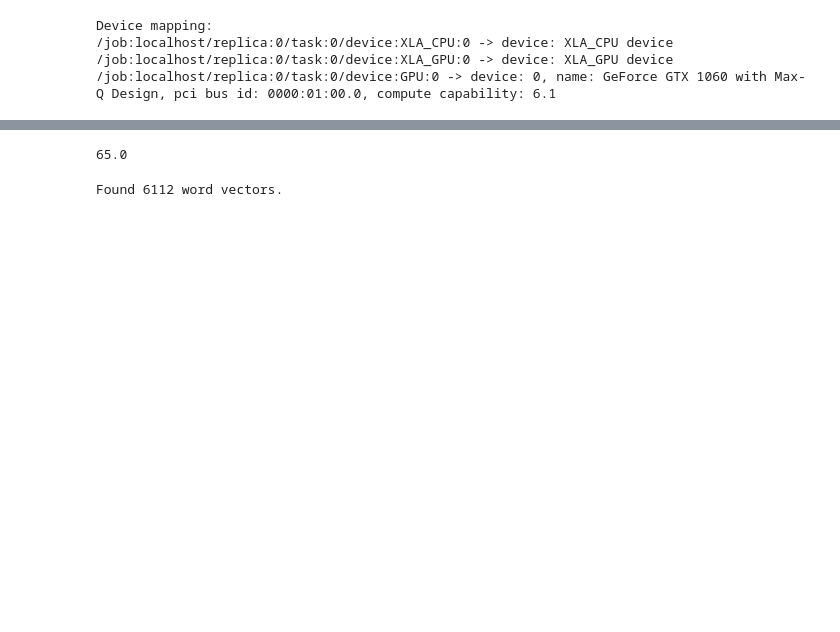
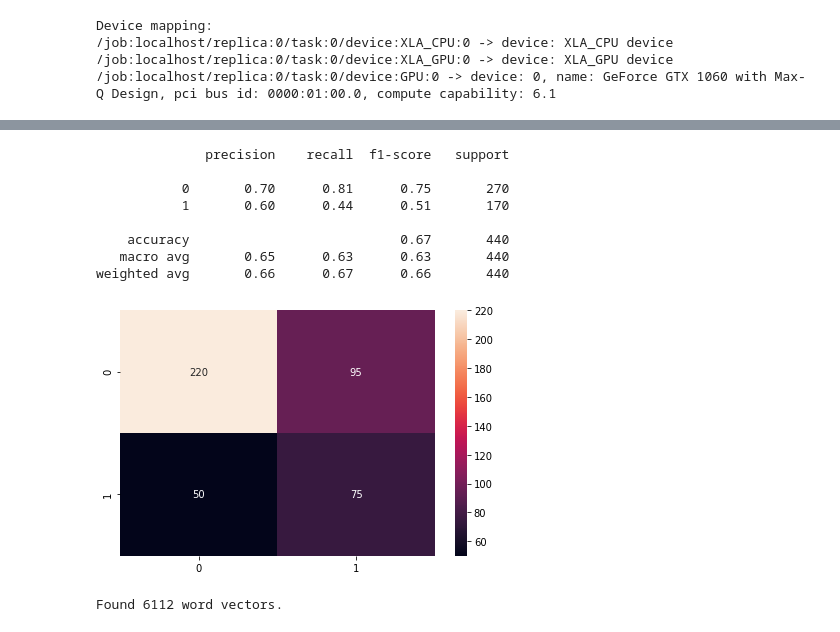
Before and after one commit to rdenadai/Covid19-Twitter-Tracker, a Jupyter notebook: code/src/notebook/AvaliacaoKerasClassificacaoMensagens.ipynb, the cells around one changed output, grey strips where cells are left out. Saved outputs shown, nothing was run; the diff lists cells and outputs as text; code cells hidden in the pictures; blank space fills up the shorter version.

```diff
--- a/code/src/notebook/AvaliacaoKerasClassificacaoMensagens.ipynb
+++ b/code/src/notebook/AvaliacaoKerasClassificacaoMensagens.ipynb
@@ -90,9 +92,51 @@ print(len(textos))
 # tokenizer = Tokenizer(num_words=max_words)
 # X_train = tokenizer.sequences_to_matrix(X_train, mode='binary')
 # X_test = tokenizer.sequences_to_matrix(X_test, mode='binary')
+# %%
+X = textos[:, 0]
+y = textos[:, 1].astype(np.int).ravel()
+
+X_train, X_test, y_train, y_test = train_test_split(X, y, test_size=0.2, random_state=0)
+
+tokenizer = Tokenizer(num_words=max_words, lower=True, char_level=False)
+tokenizer.fit_on_texts(X)
+X_train = tokenizer.texts_to_sequences(X_train)
+X_test = tokenizer.texts_to_sequences(X_test)
+
+vocab_size = len(tokenizer.word_index) + 1
+X_train = pad_sequences(X_train, maxlen=maxlen)
+X_test = pad_sequences(X_test, maxlen=maxlen)
+
+clf = LogisticRegression(
+    random_state=0,
+    n_jobs=-1,
+    max_iter=500,
+    multi_class="multinomial"
+)
+clf.fit(X_train, y_train)
+pred = clf.predict(X_test)
+
+print(classification_report(y_test, pred))
+
+df_cm = confusion_matrix(pred, y_test)
+plt.figure(figsize=(6, 4))
+sn.heatmap(df_cm, annot=True, fmt="d")
+plt.tight_layout()
+plt.show()
+# %% [output]
+              precision    recall  f1-score   support
+
+           0       0.70      0.81      0.75       270
+           1       0.60      0.44      0.51       170
+
+    accuracy                           0.67       440
+   macro avg       0.65      0.63      0.63       440
+weighted avg       0.66      0.67      0.66       440
+[figure, added]
 # %%
 X = textos[:, 0]
 y = textos[:, 1].astype(np.int).ravel()
+y = to_categorical(y, classes)
 
 X_train, X_test, y_train, y_test = train_test_split(X, y, test_size=0.2, random_state=0)
 
@@ -102,14 +146,5 @@ X_train = tokenizer.texts_to_sequences(X_train)
 X_test = tokenizer.texts_to_sequences(X_test)
 
 vocab_size = len(tokenizer.word_index) + 1
-X_train = pad_sequences(X_train, maxlen=maxlen)
-X_test = pad_sequences(X_test, maxlen=maxlen)
-
-clf = LogisticRegression(
-    random_state=0
-).fit(X_train, y_train)
-pred = clf.predict(X_test)
-
-round(np.mean(y_test == pred) * 100)
+X_train = pad_sequences(X_train, padding='post', maxlen=maxlen)
+X_test = pad_sequences(X_test, padding='post', maxlen=maxlen)
-# %% [output]
-65.0
```
Also changed, not shown: parts of 14 cells of this notebook, 7 other files.
